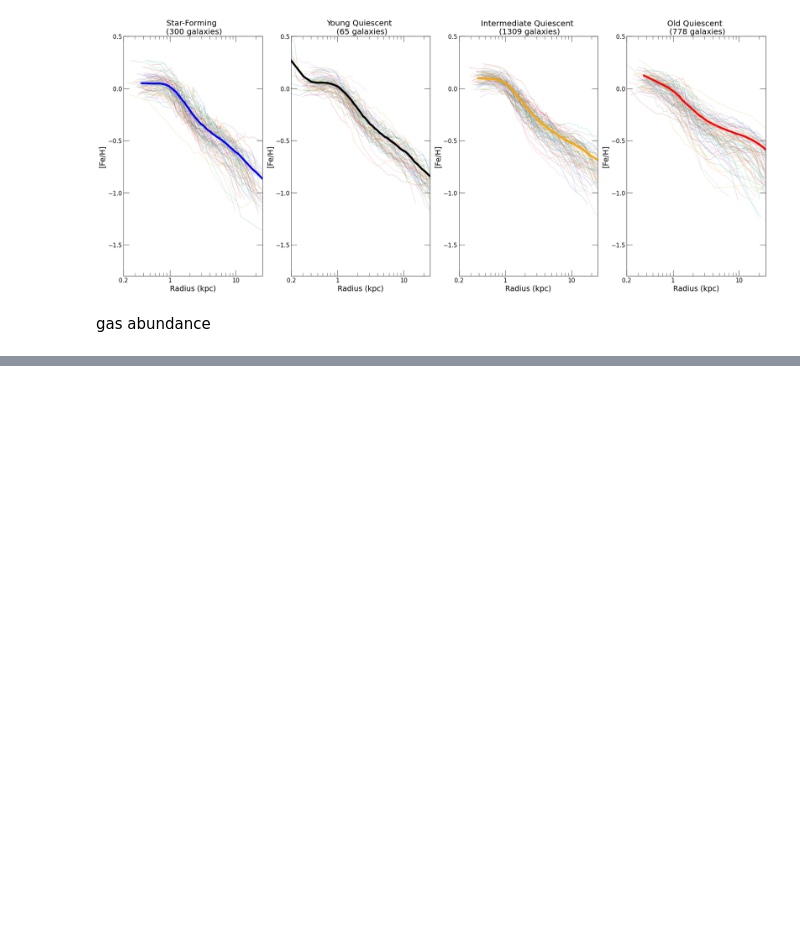
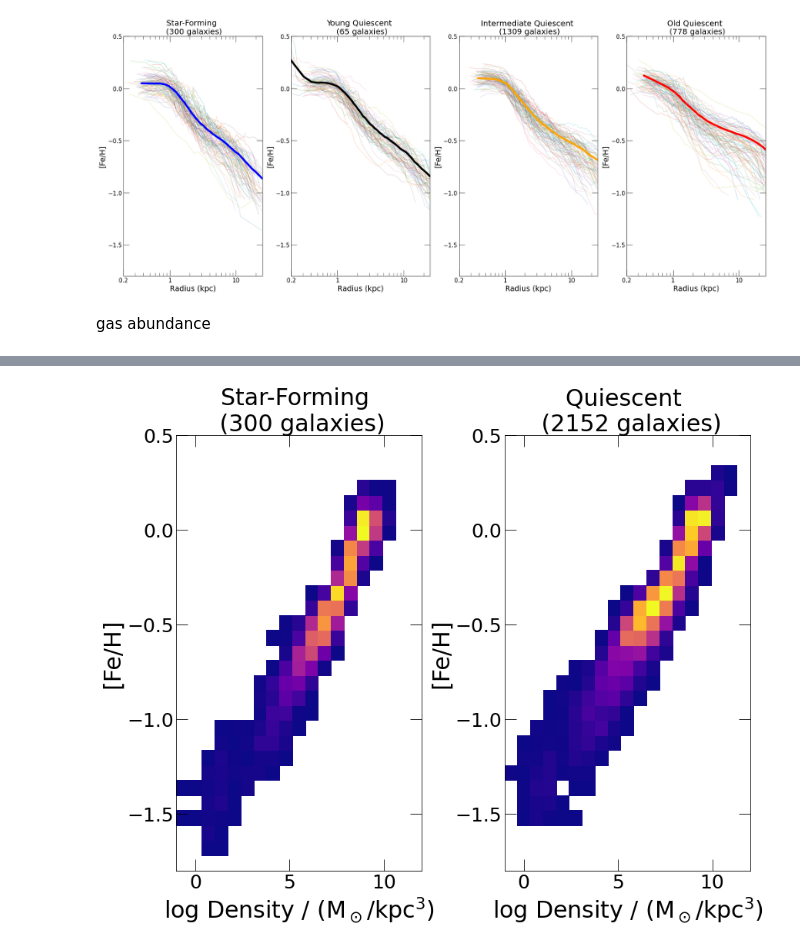
Before and after one commit to jk3sxp/Pathak_2021, a Jupyter notebook: z=0.7_Abundance_Profiles.ipynb, the cells around one changed output, grey strips where cells are left out. Cells and saved outputs as stored; diff of their text form; code cells hidden in the pictures; blank space fills up the shorter version.

```diff
--- a/z=0.7_Abundance_Profiles.ipynb
+++ b/z=0.7_Abundance_Profiles.ipynb
@@ -256,0 +542,74 @@ f.tight_layout()
+# %%
+from matplotlib import colors
+
+#metallicity profiles
+f, (axes) = plt.subplots(1, 2, sharex='none', sharey='none', figsize=(12, 10))
+ax1 = axes[0]
+ax4 = axes[1]
+f.set_facecolor('w')
+n_bins = 50
+fts = 30
+ftss = 25
+vmin = 1.0
+
+colormap = plt.get_cmap('plasma')
+norm = colors.Normalize(vmin=vmin, vmax=230)
+
+xbins = np.linspace(-1, 12, 20)
+ybins = np.linspace(-1.8, 0.5, 30)
+
+#z=2 star-forming galaxies
+big_yy=[]
+big_xx = []
+for id in np.random.choice(ids[starforming_selection], 90, replace=False):
+    yy, logFeH, xx, R, percentiles = metals_density_profile(id=id, redshift=redshift, n_bins=n_bins, num='iron', den='hydrogen')
+    big_yy = np.concatenate((big_yy, yy), axis=None)
+    big_xx = np.concatenate((big_xx, np.log10(xx)), axis=None)
+#     ax1.plot(np.log10(xx), yy, alpha = 0.2)
+h1, _, _ = np.histogram2d(big_xx, big_yy, bins=[xbins, ybins], density=False)
+h1[h1==0] = np.nan
+color=colormap(norm(h1)).tolist()
+color = tuple(color[0][:])
+ax1.pcolormesh(xbins, ybins, h1.T, cmap='plasma', color=color, edgecolor=None)
+ax1.set_title('Star-Forming \n ('+str(len(ids[starforming_selection]))+' galaxies)', fontsize=fts) #
+ax1.set_xlim(-1, 12)
+ax1.set_ylim(-1.8, 0.5)
+ax1.set_xlabel("log Density / (M$_\odot$/kpc$^3$)", fontsize=fts)
+ax1.set_ylabel('[Fe/H]', fontsize=fts)
+# ax1.set_xscale('log')
+ax1.tick_params(which='major', length=15)
+ax1.tick_params(which='minor', length=8)
+ax1.tick_params(direction='in', which='both', labelsize=ftss, bottom=True, top=True, left=True, right=True)
+# ax1.set_xticks([0.2, 1, 10], minor=False)
+# ax1.set_xticklabels(['0.2', '1', '10'])
+
+# #z=2 old quiescent galaxies
+big_yy=[]
+big_xx = []
+for id in np.random.choice(ids[quiescent_selection], 90, replace=False):
+    yy, logFeH, xx, R, percentiles = metals_density_profile(id=id, redshift=redshift, n_bins=n_bins, num='iron', den='hydrogen')
+    big_yy = np.concatenate((big_yy, yy), axis=None)
+    big_xx = np.concatenate((big_xx, np.log10(xx)), axis=None)
+#     ax4.plot(np.log10(xx), yy, alpha = 0.2)
+h2, _, _ = np.histogram2d(big_xx, big_yy, bins=[xbins, ybins], density=False)
+h2[h2==0] = np.nan
+color=colormap(norm(h2)).tolist()
+color = tuple(color[0][:])
+ax4.pcolormesh(xbins, ybins, h2.T, cmap='plasma', color=color, edgecolor=None)
+ax4.set_title('Quiescent \n ('+str(len(ids[quiescent_selection]))+' galaxies)', fontsize=fts)
+ax4.set_xlim(-1, 12)
+ax4.set_ylim(-1.8, 0.5)
+ax4.set_xlabel("log Density / (M$_\odot$/kpc$^3$)", fontsize=fts)
+ax4.set_ylabel('[Fe/H]', fontsize=fts)
+# ax4.set_xscale('log')
+ax4.tick_params(which='major', length=15)
+ax4.tick_params(which='minor', length=8)
+ax4.tick_params(direction='in', which='both', labelsize=ftss, bottom=True, top=True, left=True, right=True)
+# ax4.set_xticks([0.2, 1, 10], minor=False)
+# ax4.set_xticklabels(['0.2', '1', '10'])
+
+f.tight_layout()
+
+# plt.savefig('REU/irondensity.png', dpi=400)
+# %% [output]
+[figure, added]
```
Also changed, not shown: parts of 42 cells of this notebook, 2 other files.
